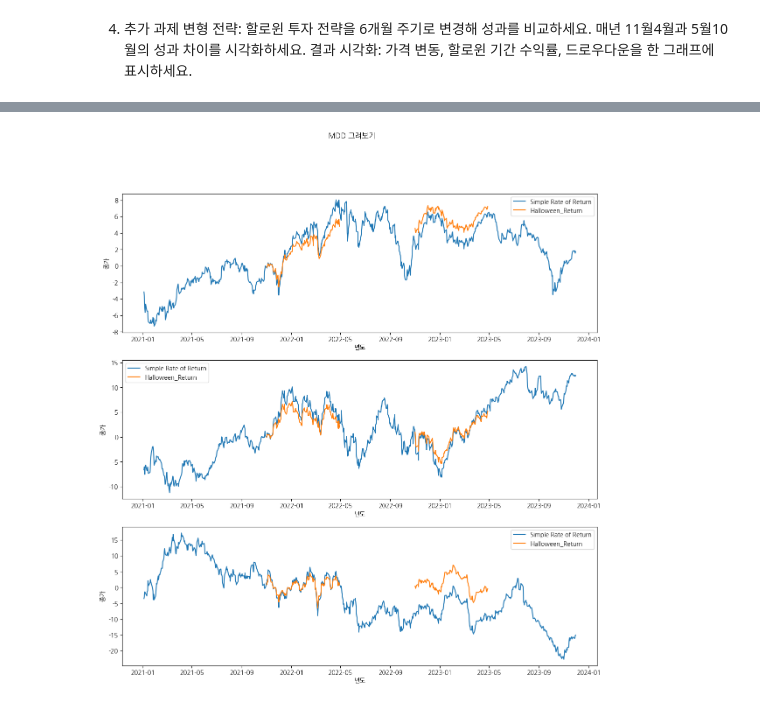
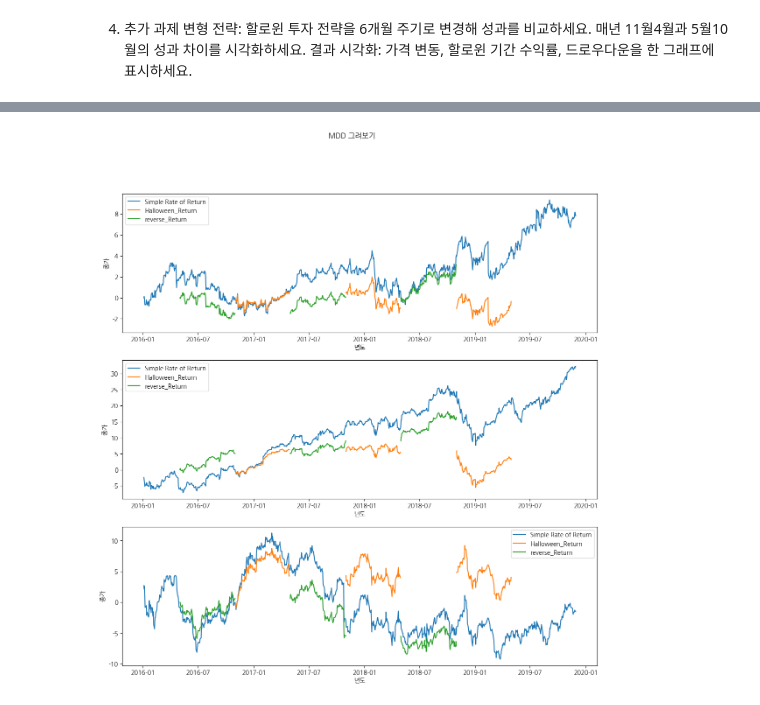
Before and after one commit to Huey-fitpet/study_pandas, a Jupyter notebook: quests/strategy_mdd_halloweens.ipynb, the cells around one changed output, grey strips where cells are left out. Saved outputs shown, nothing was run; the diff lists cells and outputs as text; code cells hidden in the pictures.

```diff
--- a/quests/strategy_mdd_halloweens.ipynb
+++ b/quests/strategy_mdd_halloweens.ipynb
@@ -16,25 +16,25 @@ import FinanceDataReader as fdr
 조건: 매년 11월부터 다음 해 4월까지의 수익률 계산.
 목표: 전체 투자 기간 동안의 누적 수익률 구하기.
 # %%
-# ticker_name_list = [ # 3 개 KO cocacola, AAPL apple , AAL American Airlines Group
-#     'KO',
-#     'AAPL',
-#     'ALK'
+ticker_name_list = [ # 3 개 KO cocacola, AAPL apple , Alaska Air Group, Inc. (ALK)
+    'KO',
+    'AAPL',
+    'ALK'
+]
+
+# ticker_name_list = [
+#     '005930',  # 삼성전자 (전자/반도체)
+#     '051910',  # LG화학 (화학/배터리)
+#     '035720'   # 카카오 (IT/플랫폼)
 # ]
-
-ticker_name_list = [
-    '005930',  # 삼성전자 (전자/반도체)
-    '051910',  # LG화학 (화학/배터리)
-    '035720'   # 카카오 (IT/플랫폼)
-]
 
 # ticker_name_list = [
 #     'KS11',  # 삼성전자 (전자/반도체)
 #     'S&P500'  # LG화학 (화학/배터리)
 # ]
 
-start_date_str = '2021'
-end_date_str = '2023'
+start_date_str = '2016'
+end_date_str = '2019'
 
 data_df_list = []
 for symbol in ticker_name_list:
@@ -212,0 +258,4 @@ data_df_list[0].head()
+# %%
+for df in data_df_list:
+    df = calc_reverse_halloween_rate_of_return(df)
+data_df_list[0].head()
@@ -213,22 +269,23 @@ data_df_list[0].head()
 # %%
 
 fig, axes = plt.subplots(len(data_df_list),1,figsize=(14,14), dpi=100) # 외곽 사이즈
 
 fig.suptitle('MDD 그려보기')
 
 for idx, df in enumerate(data_df_list):
     # 종가
     # axes[idx].plot(df.index, df['Close'], label='Close' )
     # axes[idx].fill_between(df.index, df['DD']*-1, label='DD',alpha=0.1, color='red' )
     axes[idx].plot(df.index, df['CAGR'], label='Simple Rate of Return' )
     axes[idx].plot(df.index, df['Halloween_CAGR'], label='Halloween_Return' )
+    axes[idx].plot(df.index, df['reverse_CAGR'], label='reverse_Return' )
     # axes[idx].plot(df.index, df['Simple_Rate_of_Return'], label='Simple Rate of Return' )
     # axes[idx].plot(df.index, df['Halloween_Return'], label='Halloween_Return' )
     axes[idx].set_xlabel('년도')
     axes[idx].set_ylabel('종가')
     axes[idx].legend()
 
 # plt.tight_layout()
 plt.show()
 # %% [output]
-[figure, old version]
+[figure, new version]
```
Also changed, not shown: parts of 10 cells of this notebook, 1 other file.
